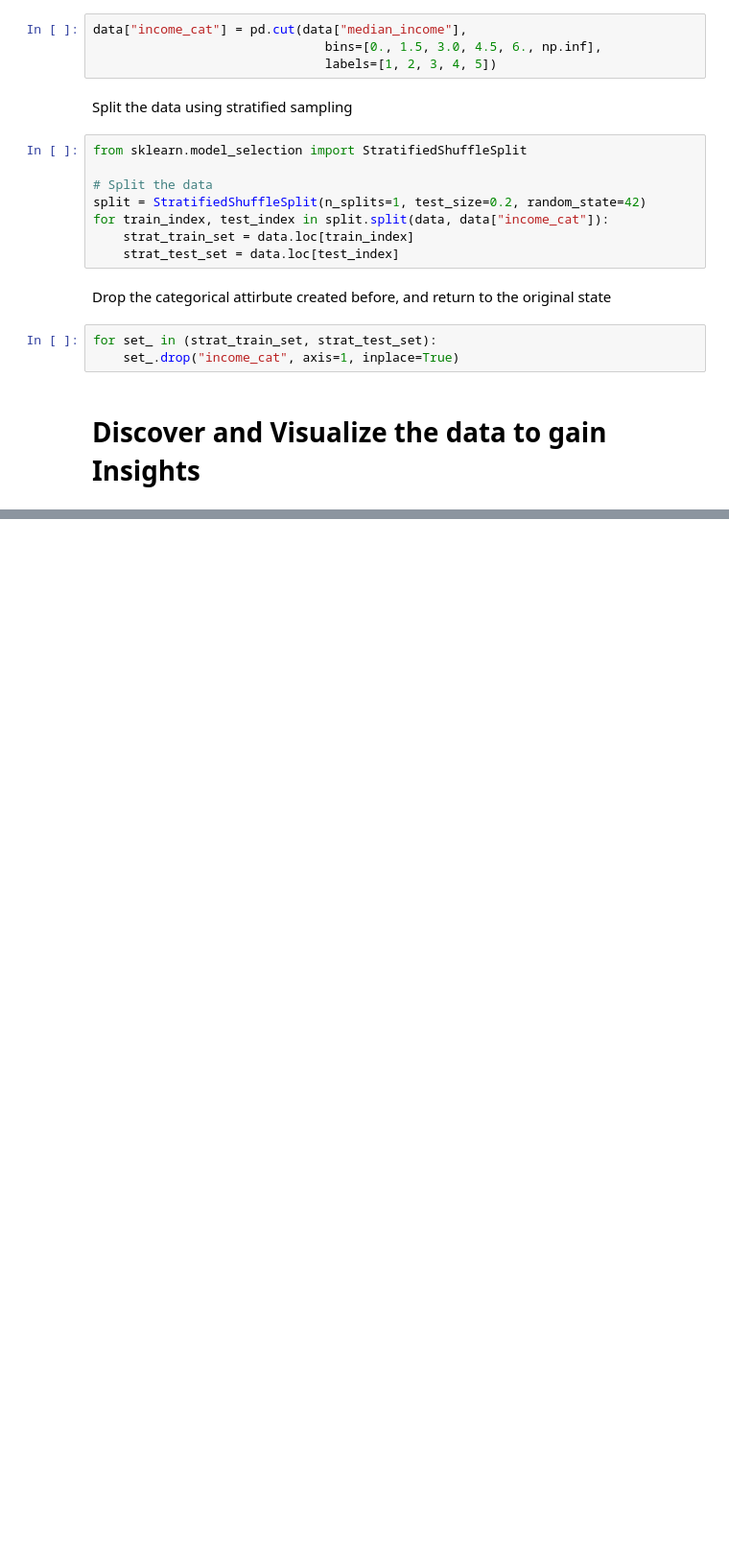
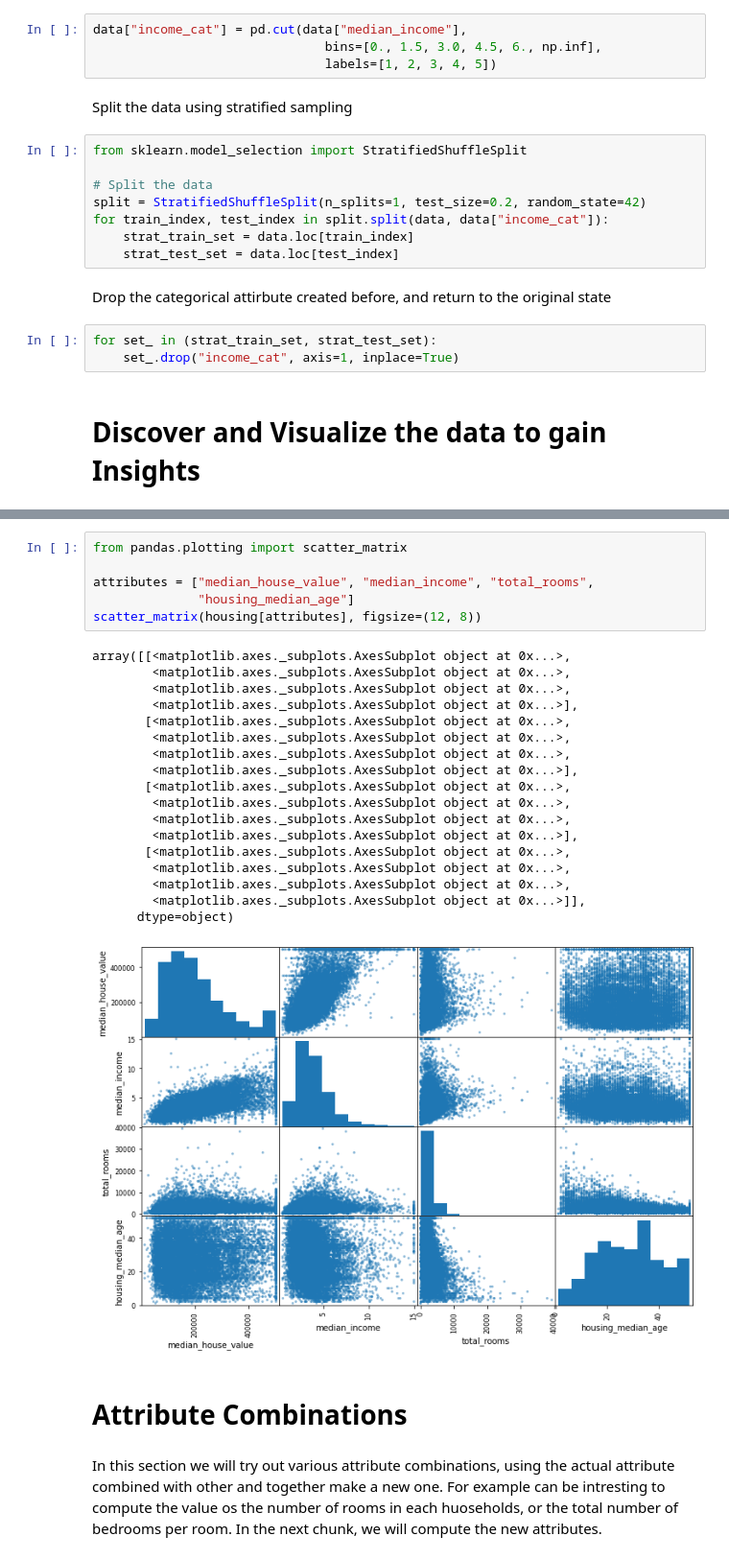
Before and after one commit to rllantigua/Hans_on_ML_Book, a Jupyter notebook: Cap_2/Cap_2.ipynb, the cells around one changed output, grey strips where cells are left out. Shown at 96% size. Saved outputs shown, nothing was run; the diff lists cells and outputs as text; blank space fills up the shorter version.

```diff
--- a/Cap_2/Cap_2.ipynb
+++ b/Cap_2/Cap_2.ipynb
@@ -127,0 +181,29 @@ for set_ in (strat_train_set, strat_test_set):
+# %%
+from pandas.plotting import scatter_matrix
+
+attributes = ["median_house_value", "median_income", "total_rooms",
+              "housing_median_age"]
+scatter_matrix(housing[attributes], figsize=(12, 8))
+# %% [output]
+array([[<matplotlib.axes._subplots.AxesSubplot object at 0x...>,
+        <matplotlib.axes._subplots.AxesSubplot object at 0x...>,
+        <matplotlib.axes._subplots.AxesSubplot object at 0x...>,
+        <matplotlib.axes._subplots.AxesSubplot object at 0x...>],
+       [<matplotlib.axes._subplots.AxesSubplot object at 0x...>,
+        <matplotlib.axes._subplots.AxesSubplot object at 0x...>,
+        <matplotlib.axes._subplots.AxesSubplot object at 0x...>,
+        <matplotlib.axes._subplots.AxesSubplot object at 0x...>],
+       [<matplotlib.axes._subplots.AxesSubplot object at 0x...>,
+        <matplotlib.axes._subplots.AxesSubplot object at 0x...>,
+        <matplotlib.axes._subplots.AxesSubplot object at 0x...>,
+        <matplotlib.axes._subplots.AxesSubplot object at 0x...>],
+       [<matplotlib.axes._subplots.AxesSubplot object at 0x...>,
+        <matplotlib.axes._subplots.AxesSubplot object at 0x...>,
+        <matplotlib.axes._subplots.AxesSubplot object at 0x...>,
+        <matplotlib.axes._subplots.AxesSubplot object at 0x...>]],
+      dtype=object)
+[figure, added]
+# %% [markdown]
+# Attribute Combinations
+# %% [markdown]
+In this section we will try out various attribute combinations, using the actual attribute combined with other and together make a new one. For example can be intresting to compute the value os the number of rooms in each huoseholds, or the total number of bedrooms per room. In the next chunk, we will compute the new attributes.
```
Also changed, not shown: parts of 71 cells of this notebook.
